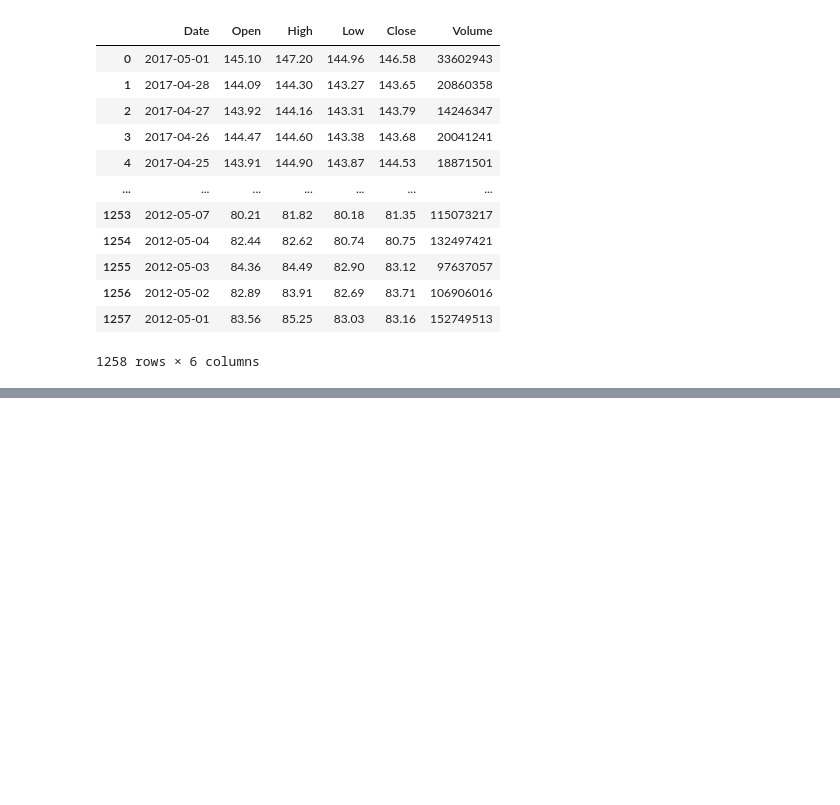
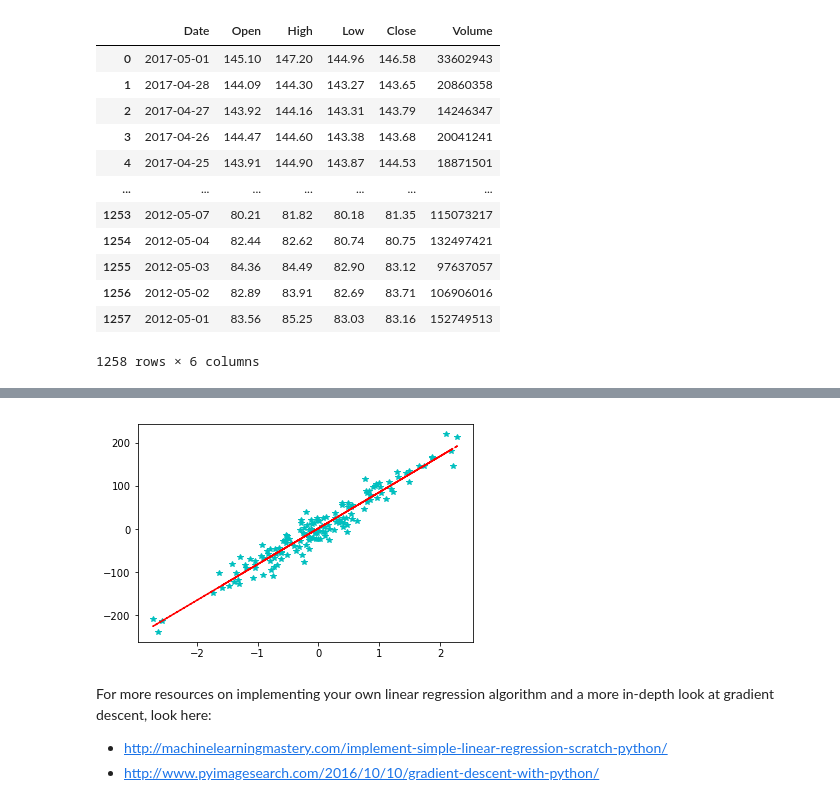
Before and after one commit to D-Pham/CMSC320-Tutorial, a Jupyter notebook: 320+Final+Tutorial.ipynb, the cells around one changed output, grey strips where cells are left out. Cells and saved outputs as stored; diff of their text form; code cells hidden in the pictures; blank space fills up the shorter version.

```diff
--- a/320+Final+Tutorial.ipynb
+++ b/320+Final+Tutorial.ipynb
@@ -201,26 +251,42 @@ sd
 # %%
+# Gradient descent algorithm
 def grad_descent(X, y, T, alpha):
     m, n = X.shape # m = #examples, n = #features
     theta = np.zeros(n) # initialize parameters
     f = np.zeros(T) # track loss over time
     for i in range(T):
         # loss for current parameter vector theta
         f[i] = 0.5*np.linalg.norm(X.dot(theta) - y)**2
         # compute steepest ascent at f(theta)
         g = X.T.dot(X.dot(theta) - y)
         # step down the gradient
         theta = theta - alpha*g
     return theta, f
 
-x, y = make_regression(n_samples=100, n_features=1, n_informative=1,
-                        random_state=0, noise=35)
+# Generate random dataset
+x, y = datasets.make_regression(n_samples=150, n_features=1, noise=21)
+
+# Get shape using numpy
 m, n = np.shape(x)
-x = np.c_[ np.ones(m), x] # insert column
-alpha = 0.01 # learning rate
-theta,f = grad_descent(x, y, 1000, alpha)
-for i in range(x.shape[1]):
-    y_predict = theta[0] + theta[1]*x
-pylab.plot(x[:,1],y,'o')
-pylab.plot(x,y_predict,'k-')
-pylab.show()
-print ("Done!")
+
+x = np.c_[ np.ones(m), x]
+temp = x.shape[1]
+
+theta,f = grad_descent(x, y, 1000, 0.01)
+for i in range(temp):
+    # Calculate the prediction
+    yp = theta[0] + theta[1]*x
+
+# Plot data points
+plt.plot(x[:,1],y,'c*')
+
+# Plot prediction line
+plt.plot(x,yp,'r--')
+
+plt.show()
+# %% [output]
+[figure, added]
+# %% [markdown]
+For more resources on implementing your own linear regression algorithm and a more in-depth look at gradient descent, look here:
+* http://machinelearningmastery.com/implement-simple-linear-regression-scratch-python/
+* http://www.pyimagesearch.com/2016/10/10/gradient-descent-with-python/
```
Also changed, not shown: parts of 13 cells of this notebook, 1 other file.
